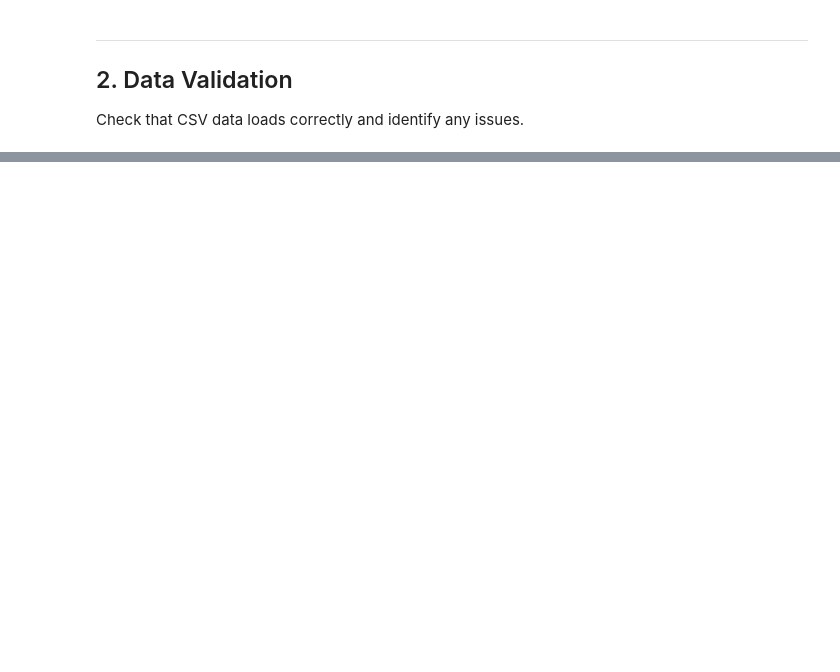
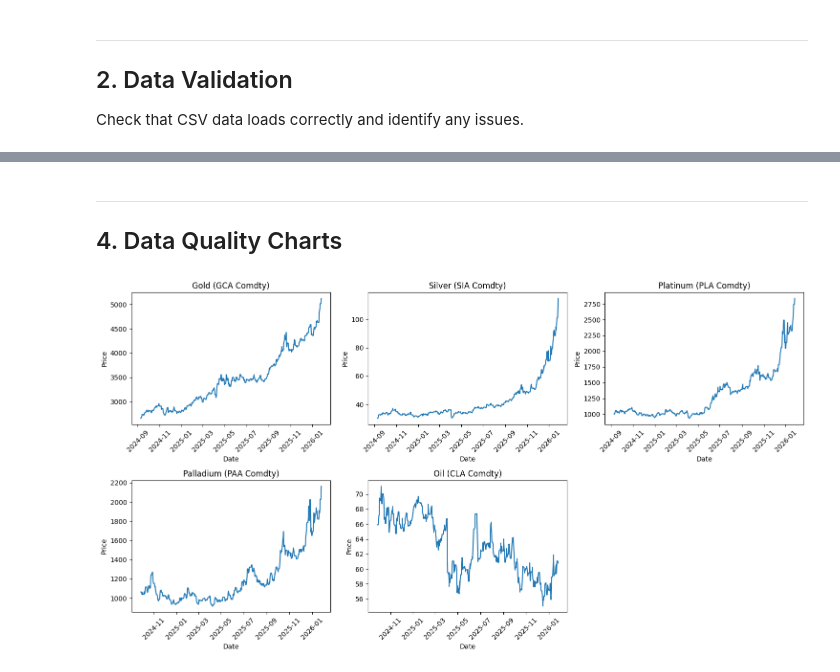
Before and after one commit to nopaniclol/Macro-Scanner, a Jupyter notebook: CSV_Test/commodscanner_csv.ipynb, the cells around one changed output, grey strips where cells are left out. Saved outputs shown, nothing was run; the diff lists cells and outputs as text; code cells hidden in the pictures; blank space fills up the shorter version.

```diff
--- a/CSV_Test/commodscanner_csv.ipynb
+++ b/CSV_Test/commodscanner_csv.ipynb
@@ -507,0 +202,12 @@ print("\n" + "=" * 80)
+# %%
+# Test fetch_price_data function
+print("Testing fetch_price_data() function...")
+print("=" * 60)
+
+for ticker in ['GCA Comdty', 'DXY Index', 'USDJPY Curncy', 'ESA Index']:
+    df = fetch_price_data(ticker, days=252)
+    if df is not None:
+        print(f"\n{ticker}: {len(df)} rows")
+        print(f"  Columns: {list(df.columns)}")
+    else:
+        print(f"\n{ticker}: FAILED to load")
@@ -507,0 +265,30 @@ print("\n" + "=" * 80)
+# %% [markdown]
+---
+## 4. Data Quality Charts
+# %%
+# Plot commodity prices
+fig, axes = plt.subplots(2, 3, figsize=(15, 8))
+
+commodities = ['GCA Comdty', 'SIA Comdty', 'PLA Comdty', 'PAA Comdty', 'CLA Comdty']
+names = ['Gold', 'Silver', 'Platinum', 'Palladium', 'Oil']
+
+for i, (ticker, name) in enumerate(zip(commodities, names)):
+    ax = axes[i // 3, i % 3]
+    if ticker in combined.columns:
+        data = combined[ticker].dropna()
+        ax.plot(data.index, data.values)
+        ax.set_title(f'{name} ({ticker})')
+        ax.set_xlabel('Date')
+        ax.set_ylabel('Price')
+        ax.tick_params(axis='x', rotation=45)
+    else:
+        ax.text(0.5, 0.5, 'No Data', ha='center', va='center')
+        ax.set_title(f'{name} - NO DATA')
+
+# Hide empty subplot
+axes[1, 2].axis('off')
+
+plt.tight_layout()
+plt.show()
+# %% [output]
+[figure, added]
```
Also changed, not shown: parts of 45 cells of this notebook, 6 other files.
